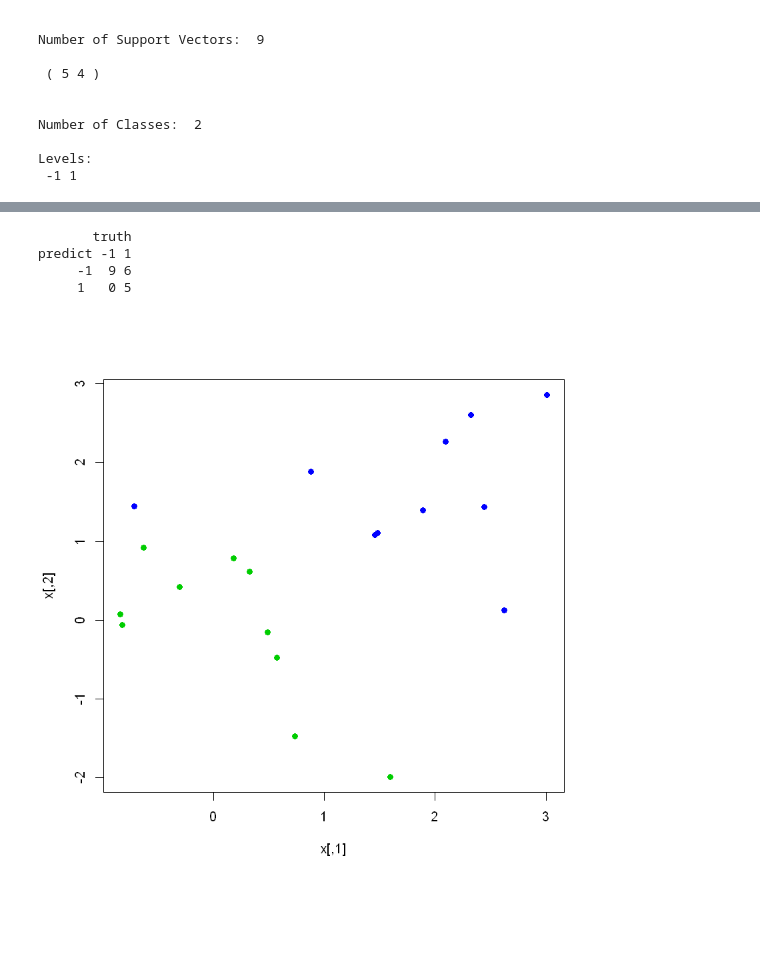
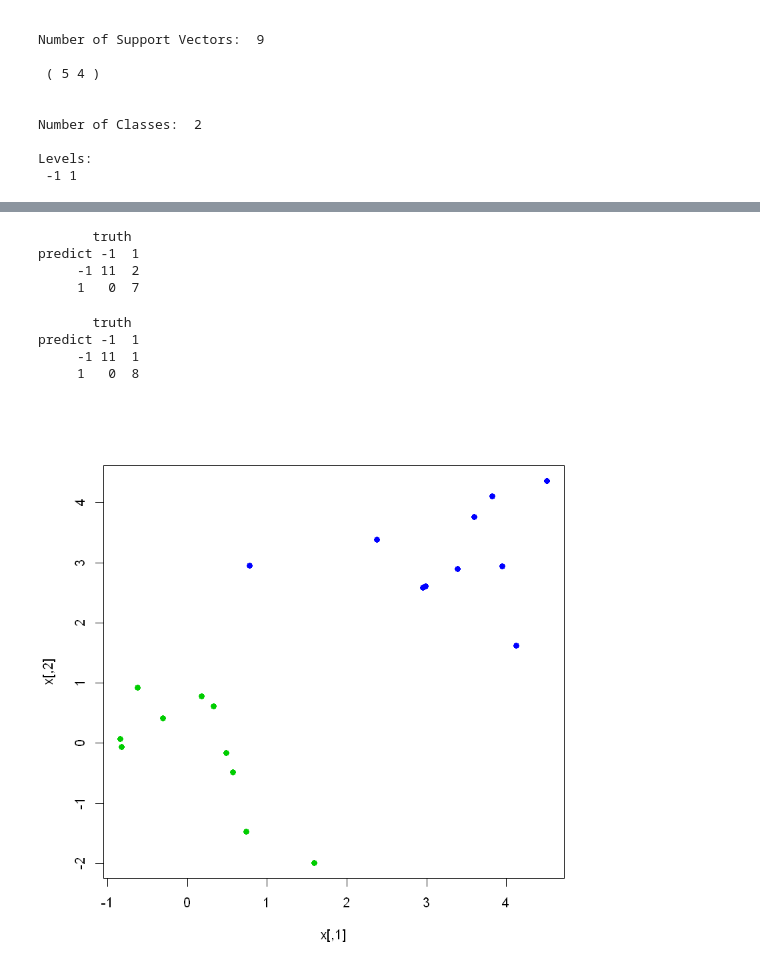
Before and after one commit to nkjadhav/Practise-R, a Jupyter notebook: Day_10/190918.ipynb, the cells around one changed output, grey strips where cells are left out. Drawn from its saved outputs; the diff is of its cells as text; code cells hidden in the pictures; blank space fills up the shorter version.

```diff
--- a/Day_10/190918.ipynb
+++ b/Day_10/190918.ipynb
@@ -143,20 +175,28 @@ predict -1  1
 # %%
 # cost =0.01, no of support vector should increase
-svmfit=svm(y~., data=dat, kernel = "linear", cost =0.01, scale = FALSE) # cost = 0.01
-ypred = predict(svmfit, testdat)
+svmfit3=svm(y~., data=dat, kernel = "linear", cost =0.01, scale = FALSE) # cost = 0.01
+ypred = predict(svmfit3, testdat)
 table(predict=ypred, truth=testdat$y)
 # %% [output]
        truth
-predict -1 1
-     -1  9 6
-     1   0 5
+predict -1  1
+     -1 11  2
+     1   0  7
 # %%
 # two classes linearly separable
-x[y==1,]=x[y==1,]+0.5
+x[y==1,]=x[y==1,]+2
 plot(x, col = (y+5)/2+1, pch=19)
 par(mfrow = c(1,1))
+
+svmfit4=svm(y~., data=dat, kernel = "linear", cost =0.1, scale = FALSE) # cost = 0.1
+ypred = predict(svmfit4, testdat)
+table(predict=ypred, truth=testdat$y)
 # %% [output]
+       truth
+predict -1  1
+     -1 11  1
+     1   0  8
-[figure, old version]
+[figure, new version]
 # %%
 # fit svm with high cost so that no observation is missclassified
 dat = data.frame(x=x, y=as.factor(y))
```
Also changed, not shown: parts of 13 cells of this notebook.
